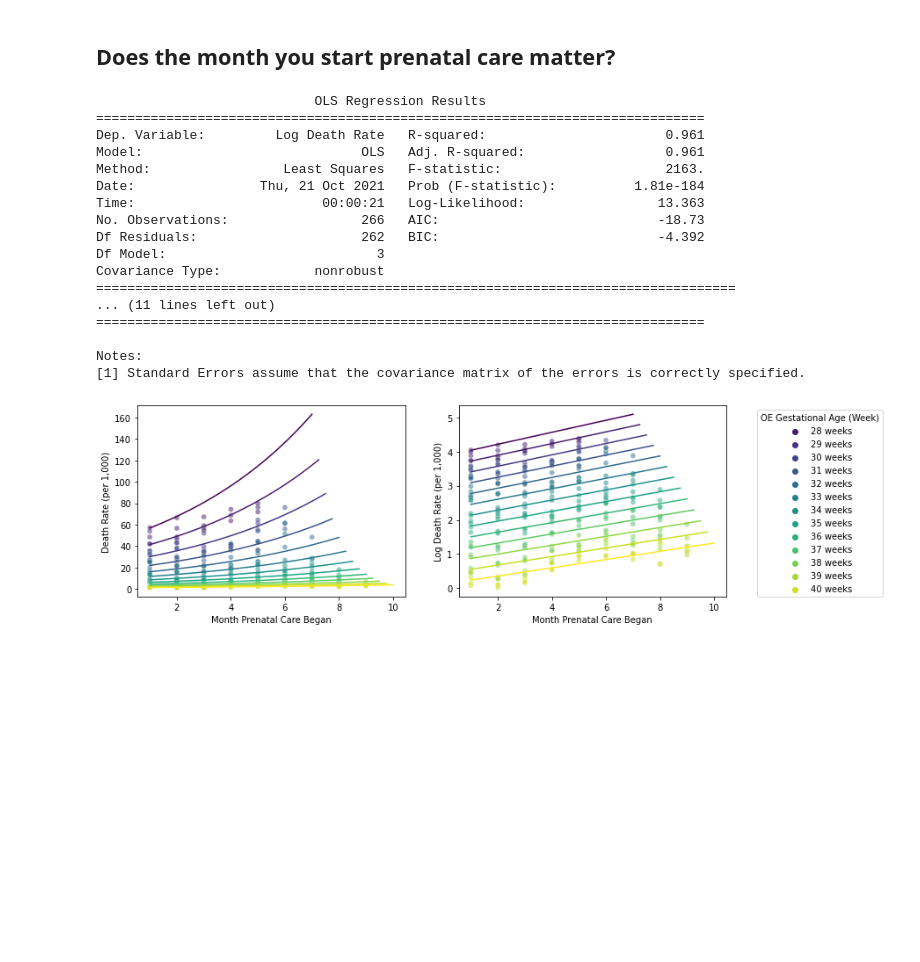
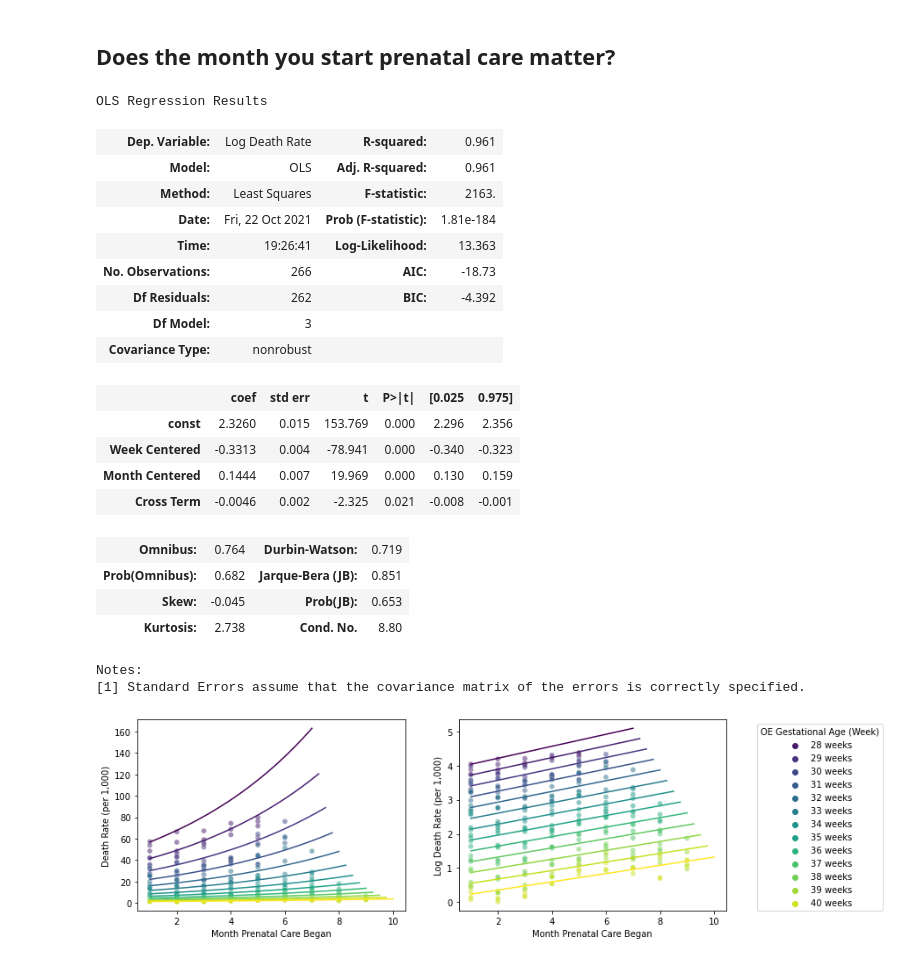
Before and after one commit to kels271828/ds4a, a Jupyter notebook: notebooks/models/death_rate.ipynb, the cells around one changed output. Cells and saved outputs as stored; diff of their text form; code cells hidden in the pictures; blank space fills up the shorter version.

```diff
--- a/notebooks/models/death_rate.ipynb
+++ b/notebooks/models/death_rate.ipynb
@@ -168,30 +172,34 @@ plt.savefig('../../results/death_rate_2.png', bbox_inches='tight')
 # %%
 df = subset[subset['Prenatal Care'] == True]
 df['Week Centered'] = df['OE Gestational Age Weekly Code'] - df['OE Gestational Age Weekly Code'].mean()
 df['Month Centered'] = df['Month Prenatal Care Began Code'] - df['Month Prenatal Care Began Code'].mean()
 df['Cross Term'] = df.apply(lambda row: row['Week Centered']*row['Month Centered'], axis=1)
 df['Log Death Rate'] = df.apply(lambda row: np.log(row['Death Rate']), axis=1)
 model = sm.OLS(df['Log Death Rate'], sm.add_constant(df[['Week Centered', 'Month Centered', 'Cross Term']]))
 res = model.fit()
-print(res.summary())
+res.summary()
 # %% [output]
-                            OLS Regression Results
-==============================================================================
-Dep. Variable:         Log Death Rate   R-squared:                       0.961
-Model:                            OLS   Adj. R-squared:                  0.961
-Method:                 Least Squares   F-statistic:                     2163.
-Date:                Thu, 21 Oct 2021   Prob (F-statistic):          1.81e-184
-Time:                        00:00:21   Log-Likelihood:                 13.363
-No. Observations:                 266   AIC:                            -18.73
-Df Residuals:                     262   BIC:                            -4.392
-Df Model:                           3
-Covariance Type:            nonrobust
-==================================================================================
-... (11 lines left out)
-==============================================================================
-
-Notes:
-[1] Standard Errors assume that the covariance matrix of the errors is correctly specified.
+OLS Regression Results
+| Dep. Variable: | Log Death Rate | R-squared: | 0.961 |
+| Model: | OLS | Adj. R-squared: | 0.961 |
+| Method: | Least Squares | F-statistic: | 2163. |
+| Date: | Fri, 22 Oct 2021 | Prob (F-statistic): | 1.81e-184 |
+| Time: | 19:26:41 | Log-Likelihood: | 13.363 |
+| No. Observations: | 266 | AIC: | -18.73 |
+| Df Residuals: | 262 | BIC: | -4.392 |
+| Df Model: | 3 |  |  |
+| Covariance Type: | nonrobust |  |  |
+|  | coef | std err | t | P>|t| | [0.025 | 0.975] |
+| const | 2.3260 | 0.015 | 153.769 | 0.000 | 2.296 | 2.356 |
+| Week Centered | -0.3313 | 0.004 | -78.941 | 0.000 | -0.340 | -0.323 |
+| Month Centered | 0.1444 | 0.007 | 19.969 | 0.000 | 0.130 | 0.159 |
+| Cross Term | -0.0046 | 0.002 | -2.325 | 0.021 | -0.008 | -0.001 |
+| Omnibus: | 0.764 | Durbin-Watson: | 0.719 |
+| Prob(Omnibus): | 0.682 | Jarque-Bera (JB): | 0.851 |
+| Skew: | -0.045 | Prob(JB): | 0.653 |
+| Kurtosis: | 2.738 | Cond. No. | 8.80 |
+Notes:
+[1] Standard Errors assume that the covariance matrix of the errors is correctly specified.
 # %%
 fig, ax = plt.subplots(1, 2, figsize=(12, 4))
 sns.scatterplot(x='Month Prenatal Care Began Code', y='Death Rate', hue='OE Gestational Age Weekly',
```
Also changed, not shown: parts of 8 cells of this notebook.
